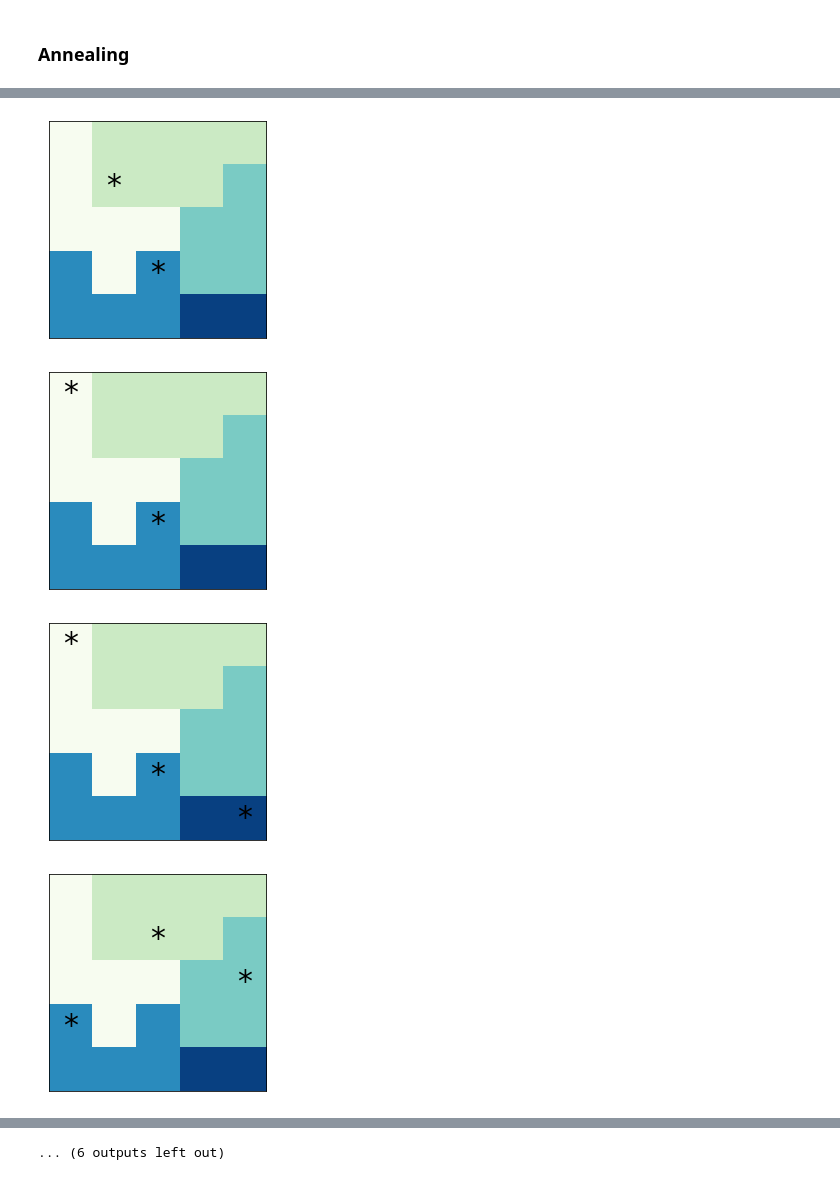
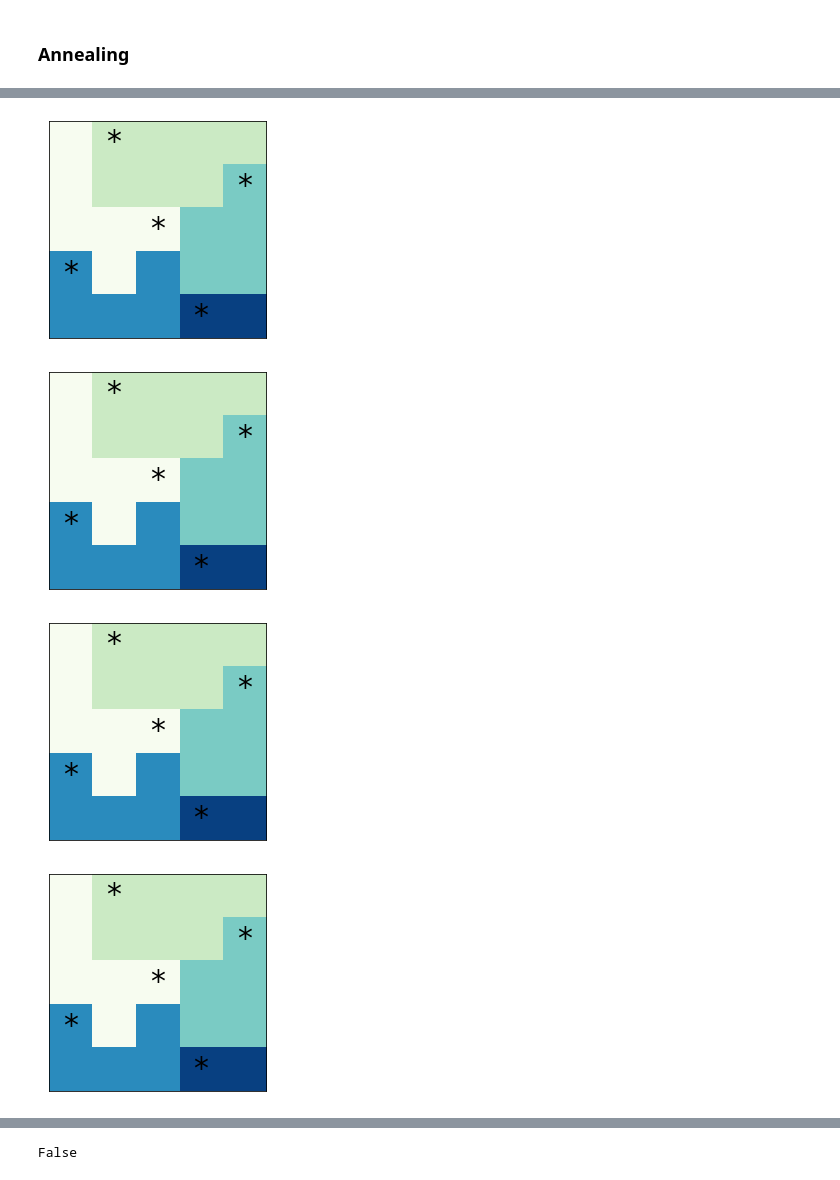
Before and after one commit to iQuHACK/2021_patoLogic, a Jupyter notebook: notebooks/sagar.ipynb, the cells around one changed output, grey strips where cells are left out. Saved outputs shown, nothing was run; the diff lists cells and outputs as text; code cells hidden in the pictures.

Commit message:
Annealing solution working

```diff
--- a/notebooks/sagar.ipynb
+++ b/notebooks/sagar.ipynb
@@ -49,11 +55,14 @@ def penalties(N):
         neighbours = [(i+1, j), (i, j+1), (i+1, j+1)]
         for (k, l) in neighbours:
             Q[x((i,j)), x((k,l))] += 1
-        Q[x((i+1, j)), x((i, j+1))]  # Anti-diagonal
+        Q[x((i+1, j)), x((i, j+1))] += 1 # Anti-diagonal
+
+    last_row = N-1
+    last_col = N-1
 
     for l in range(N-1):
-        Q[x((N-1, l  )), x((N-1, l+1))] += 1
-        Q[x((l,   N-1)), x((l+1, N-1))] += 1
+        Q[x((last_row, l  )), x((last_row, l+1))] += 1
+        Q[x((l, last_col)), x((l+1, last_col))] += 1
 
     return Q
 
@@ -61,10 +70,10 @@ def region_constraint(region: list, stars: int):
     """All points in :region: sum to :stars:."""
     Q = adict(int)
     for (i, j) in region:
-        Q[ ( x((i,j)) , x((i,j)) ) ] += (-stars+1)
+        Q[ ( x((i,j)) , x((i,j)) ) ] += 1 - 2*stars
         for (l, p) in region:
             if (l, p) != (i, j):
-                Q[ ( x((i,j)) , x((l,p)) ) ] += 1
+                Q[ ( x((i,j)) , x((l,p)) ) ] += 2
     return Q
 # %%
 # Input data
@@ -141,10 +150,10 @@ def proximity_criterion(sample):
             return False
     return True
 
-def confirm_solution(sample, regions, stars):
+def confirm_solution(sample, regions, nstars):
     '''Check if sample corresponds solves problem'''
     for region in regions:
-        if region_criterion(sample, region, starts) == False:
+        if region_criterion(sample, region, nstars) == False:
             return False
 
     if proximity_criterion(sample) == False:
@@ -165,18 +174,18 @@ def draw_puzzle(grid, star):
     plt.yticks([])
     plt.show()
 
-def sample_to_plot(sample):
+def sample_to_plot(grid, sample):
     star_positions = [ind(var) for var, value in sample.items() if value == 1]
     solution = np.zeros((N, N), dtype=int)
     for (i, j) in star_positions:
         solution[i, j] = 1
-    draw_puzzle(grid,solution)
+    draw_puzzle(grid, solution)
 # %%
 for sample in sampleset:
     if confirm_solution(sample, regions, nstars):
-        sample_to_plot(sample)
+        sample_to_plot(grid, sample)
 # %% [output]
-[figure, old version]
+[figure, new version]
-[figure, old version]
+[figure, new version]
-[figure, old version]
+[figure, new version]
-[figure, old version]
+[figure, new version]
@@ -191 +196,4 @@ for sample in sampleset:
-... (6 outputs left out)
+# %%
+confirm_solution(sample, regions, nstars)
+# %% [output]
+False
```
Also changed, not shown: parts of 4 cells of this notebook.
